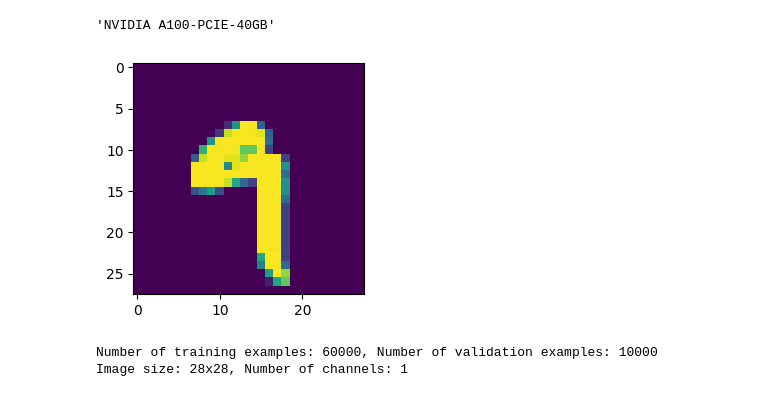
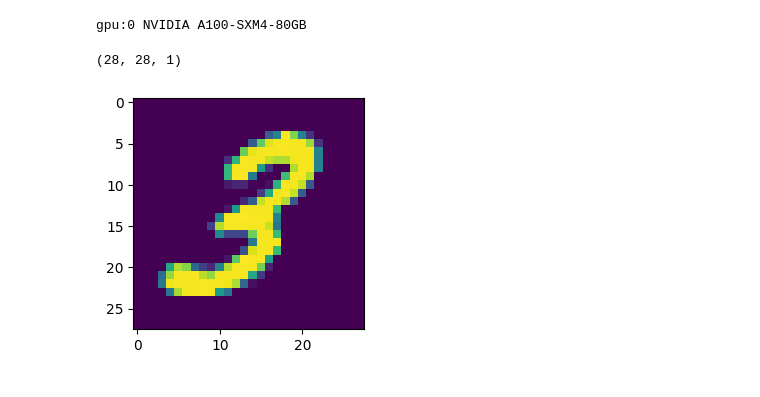
Before and after one commit to salcc/QuantumTransformers, a Jupyter notebook: notebooks/classical/mnist.ipynb, the cells around one changed output. Cells and saved outputs as stored; diff of their text form; code cells hidden in the pictures.

```diff
--- a/notebooks/classical/mnist.ipynb
+++ b/notebooks/classical/mnist.ipynb
@@ -1,7 +1,9 @@
 # %%
+import jax
+
 from quantum_transformers.utils import plot_image
-from quantum_transformers.datasets.mnist import get_mnist_dataloaders
-from quantum_transformers.training import train
-from quantum_transformers.transformers import ClassicalVisionTransformer
+from quantum_transformers.datasets import get_mnist_dataloaders
+from quantum_transformers.training import train_and_evaluate
+from quantum_transformers.transformers import VisionTransformer
 
-import torch
+data_dir = '/global/cfs/cdirs/m4392/salcc/data'
@@ -8,17 +22,14 @@ import torch
-# %%
-device = torch.device('cuda' if torch.cuda.is_available() else 'cpu')
-torch.cuda.get_device_name() if device.type == 'cuda' else 'cpu'
-# %% [output]
-'NVIDIA A100-PCIE-40GB'
-# %%
-mnist_train_dataloader, mnist_valid_dataloader = get_mnist_dataloaders(batch_size=64)
-plot_image(next(iter(mnist_train_dataloader))[0][0].permute(1,2,0).numpy())
-img_size = mnist_train_dataloader.dataset[0][0].shape[1]
-num_channels = mnist_train_dataloader.dataset[0][0].shape[0]
-print(f"Number of training examples: {len(mnist_train_dataloader.dataset)}, Number of validation examples: {len(mnist_valid_dataloader.dataset)}")
-print(f"Image size: {img_size}x{img_size}, Number of channels: {num_channels}")
-# %% [output]
-[figure, removed]
-Number of training examples: 60000, Number of validation examples: 10000
-Image size: 28x28, Number of channels: 1
+# %%
+for d in jax.devices():
+    print(d, d.device_kind)
+# %% [output]
+gpu:0 NVIDIA A100-SXM4-80GB
+# %%
+mnist_train_dataloader, mnist_valid_dataloader = get_mnist_dataloaders(batch_size=64, data_dir=data_dir)
+first_image = next(iter(mnist_train_dataloader))[0][0]
+print(first_image.shape)
+plot_image(first_image)
+# %% [output]
+(28, 28, 1)
+[figure, added]
 # %%
```
Also changed, not shown: parts of 3 cells of this notebook, 19 other files.
